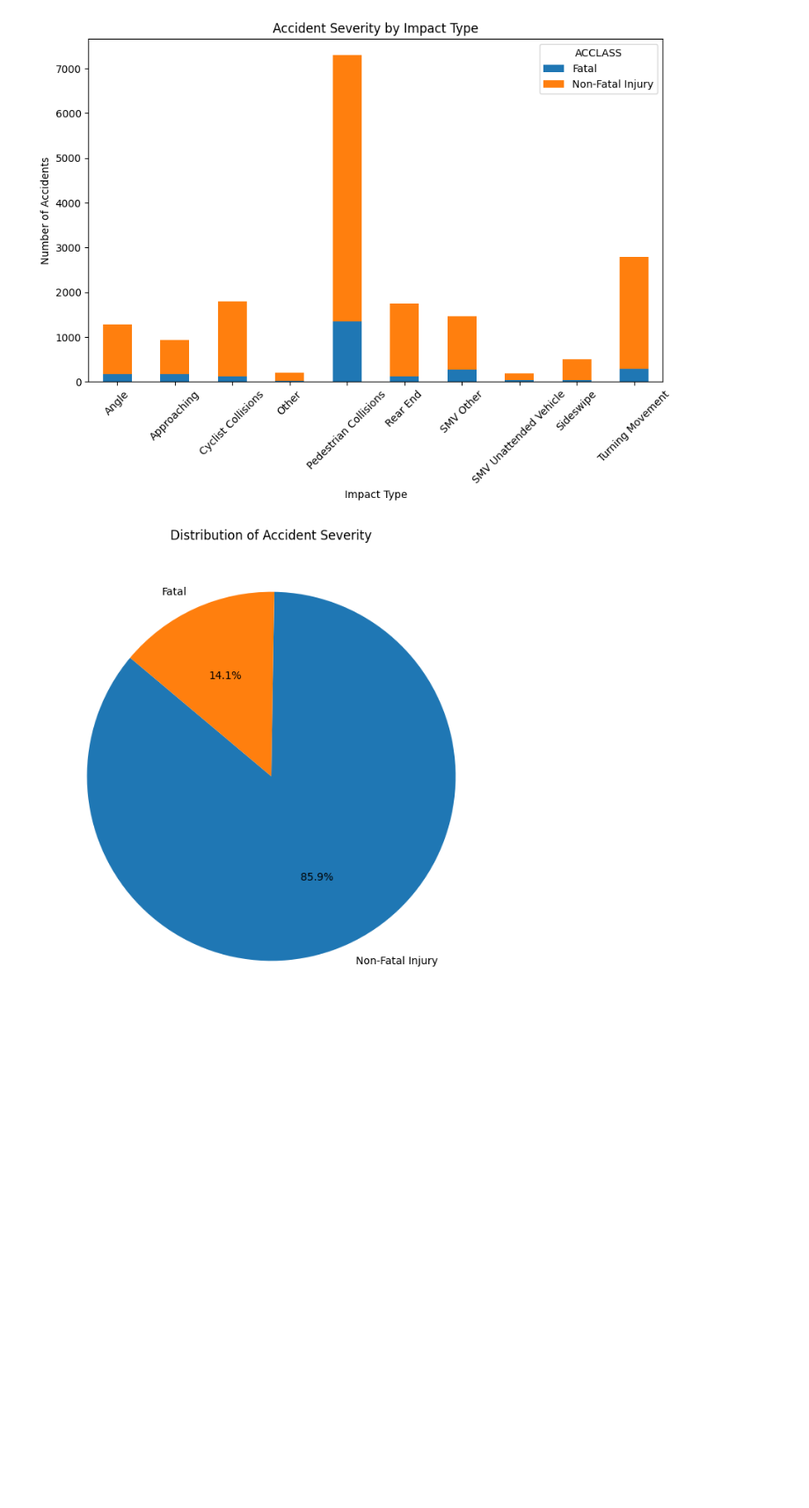
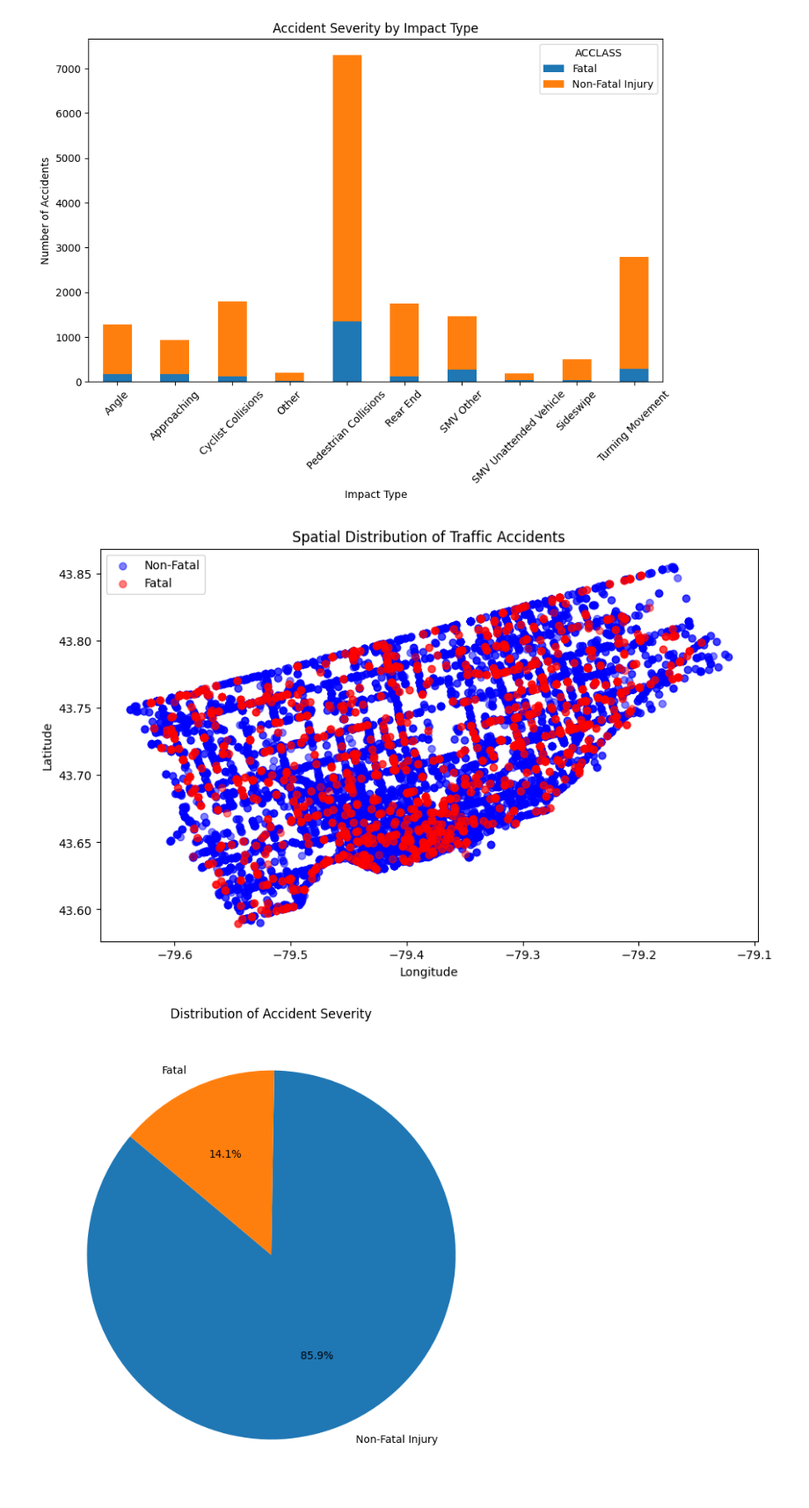
Before and after one commit to AazainKhan/toronto-collision-prediction, a Jupyter notebook: KSI_data_exploration.ipynb, the cells around one changed output. Shown: that part at 88% size. Saved outputs shown, nothing was run; the diff lists cells and outputs as text; code cells hidden in the pictures; blank space fills up the shorter version.

Commit message:
added-fatalornonfatal

```diff
--- a/KSI_data_exploration.ipynb
+++ b/KSI_data_exploration.ipynb
@@ -271,6 +244,25 @@ plt.xticks(rotation=45)
 plt.show()
 # %% [output]
 [figure]
+# %%
+# Separate the DataFrame into fatal and non-fatal accidents
+fatal_accidents = df[df['ACCLASS'] == 'Fatal']
+non_fatal_accidents = df[df['ACCLASS'] != 'Fatal']  # Assuming all other classifications are considered non-fatal
+
+# Plotting
+plt.figure(figsize=(10, 6))
+# Plot non-fatal accidents
+plt.scatter(non_fatal_accidents['LONGITUDE'], non_fatal_accidents['LATITUDE'], alpha=0.5, label='Non-Fatal', color='blue')
+# Plot fatal accidents
+plt.scatter(fatal_accidents['LONGITUDE'], fatal_accidents['LATITUDE'], alpha=0.5, label='Fatal', color='red')
+
+plt.title('Spatial Distribution of Traffic Accidents')
+plt.xlabel('Longitude')
+plt.ylabel('Latitude')
+plt.legend()
+plt.show()
+# %% [output]
+[figure, added]
 # %%
 # Assuming 'ACCLASS' column exists and contains accident severity classifications
 severity_counts = df['ACCLASS'].value_counts()
```
Also changed, not shown: parts of 3 cells of this notebook.
